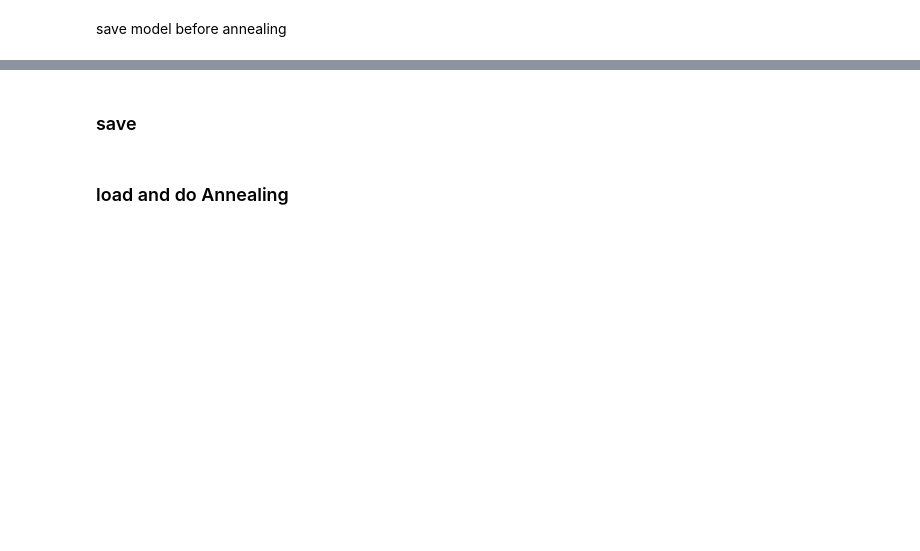
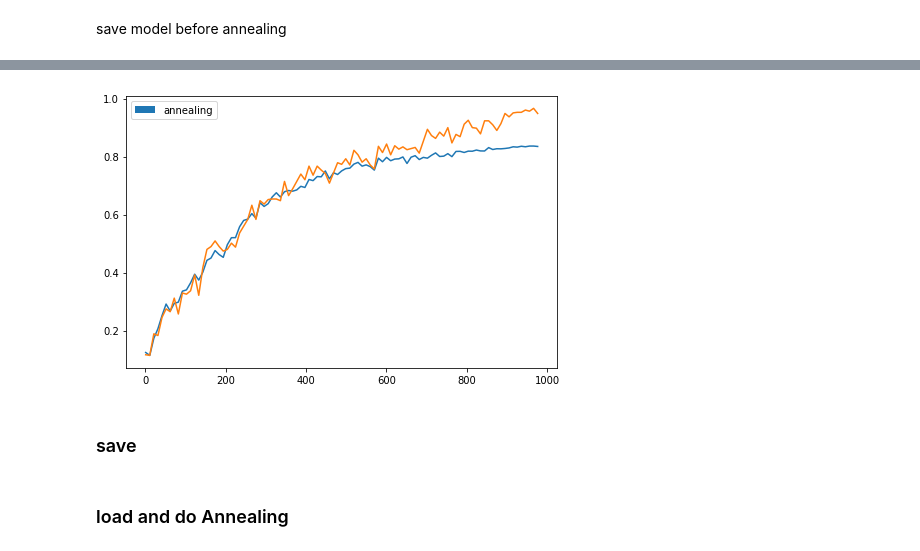
Before and after one commit to khushdeep-singh/DD2424project, a Jupyter notebook: assignmentforsaturdayOla.ipynb, the cells around one changed output, grey strips where cells are left out. Saved outputs shown, nothing was run; the diff lists cells and outputs as text; code cells hidden in the pictures; blank space fills up the shorter version.

```diff
--- a/assignmentforsaturdayOla.ipynb
+++ b/assignmentforsaturdayOla.ipynb
@@ -416,12 +424,14 @@ for i, result in enumerate(results_superconvergence):
 # %%
 plt.figure(figsize=(17,17))
 for i, result in enumerate(results_superconvergence):
     plt.subplot(3,2,i+1)
     array_toplot = result['accu_val']
     legend_string = f"annealing"
-    x1 = np.linspace(1,step_it*2+anne_it*2,len(array_toplot))
-    x2 = np.linspace(1,step_it*2+anne_it*2,len(result['accu_tr']))
+    x1 = np.linspace(1,step_it*2,len(array_toplot))
+    x2 = np.linspace(1,step_it*2,len(result['accu_tr']))
     plt.plot(x1,array_toplot)
     plt.plot(x2,result['accu_tr'])
     plt.legend(handles=[mpatches.Patch(label=legend_string)])
+# %% [output]
+[figure, added]
 # %%
```
Also changed, not shown: parts of 18 cells of this notebook.
